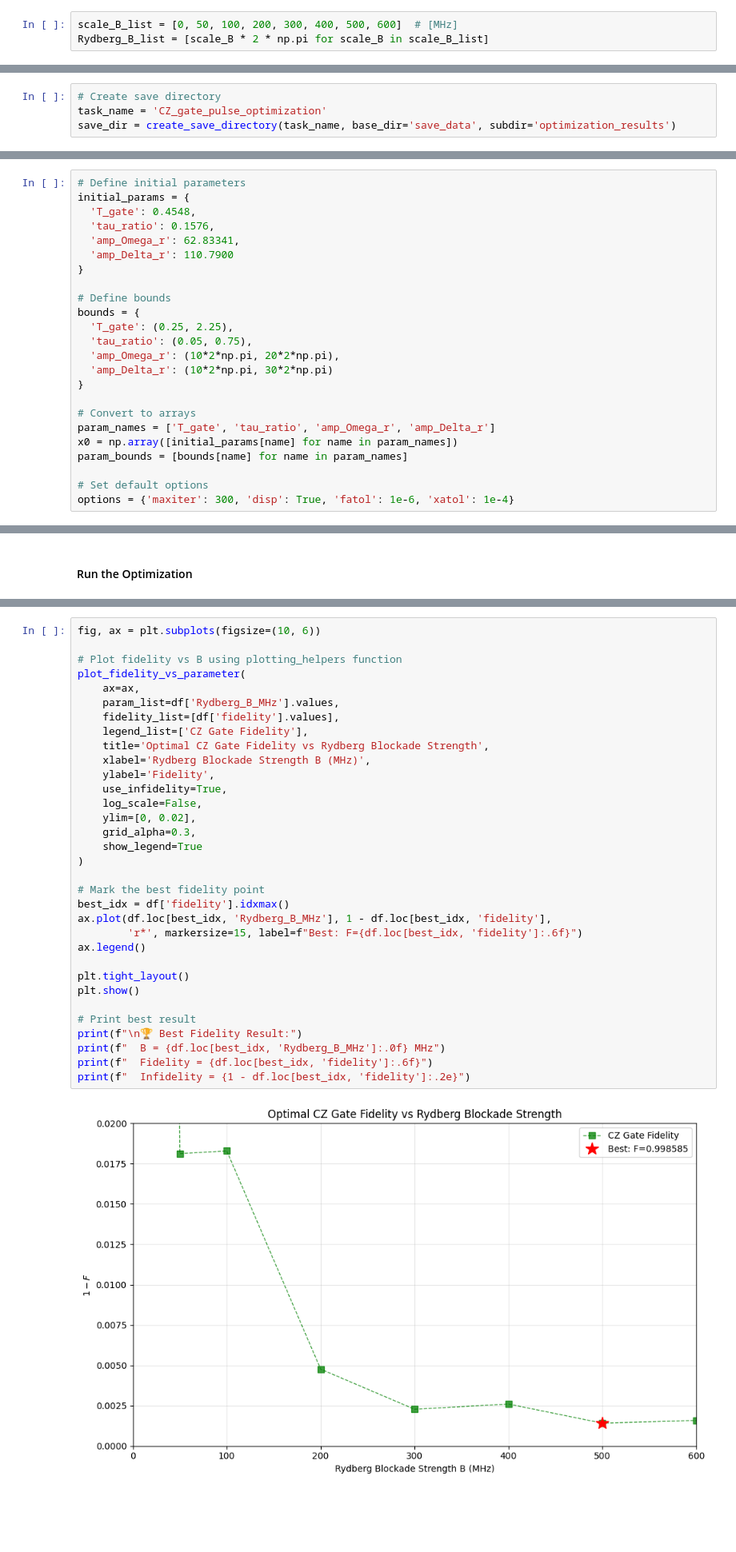
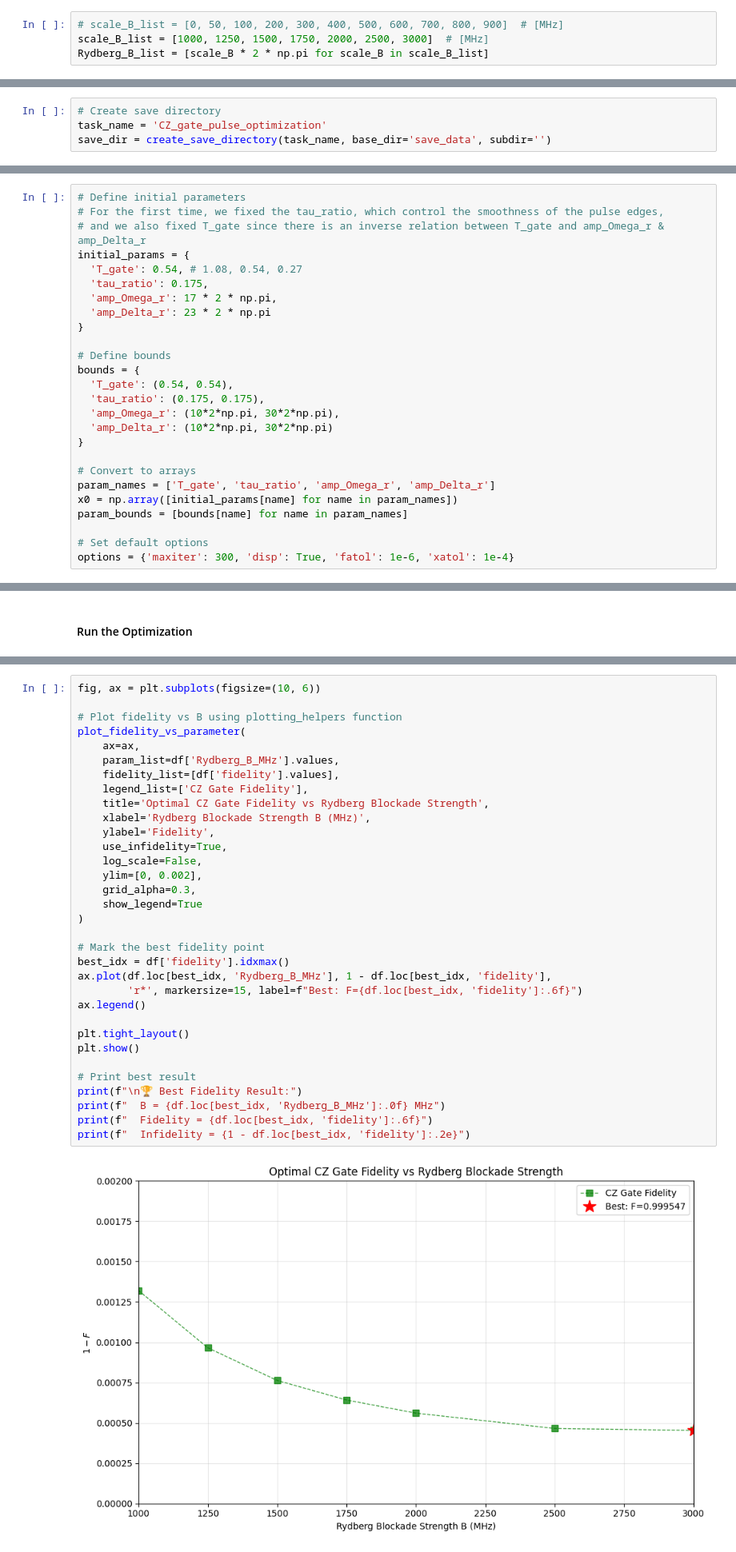
Before and after one commit to great-history/Neutral_Atom_Qubit_Simulations, a Jupyter notebook: module2_CZGATE_ARP_exercises/module2_CZ_gate_ARP_optimization.ipynb, the cells around one changed output, grey strips where cells are left out. Shown at 80% size. Drawn from its saved outputs; the diff is of its cells as text; blank space fills up the shorter version.

```diff
--- a/module2_CZGATE_ARP_exercises/module2_CZ_gate_ARP_optimization.ipynb
+++ b/module2_CZGATE_ARP_exercises/module2_CZ_gate_ARP_optimization.ipynb
@@ -21,10 +53,11 @@ from scipy.optimize import minimize
 # %%
-scale_B_list = [0, 50, 100, 200, 300, 400, 500, 600]  # [MHz]
+# scale_B_list = [0, 50, 100, 200, 300, 400, 500, 600, 700, 800, 900]  # [MHz]
+scale_B_list = [1000, 1250, 1500, 1750, 2000, 2500, 3000]  # [MHz]
 Rydberg_B_list = [scale_B * 2 * np.pi for scale_B in scale_B_list]
 # %% [markdown]
 #### Create a new directory
 # %%
 # Create save directory
 task_name = 'CZ_gate_pulse_optimization'
-save_dir = create_save_directory(task_name, base_dir='save_data', subdir='optimization_results')
+save_dir = create_save_directory(task_name, base_dir='save_data', subdir='')
 # %% [output]
@@ -33,18 +66,20 @@ save_dir = create_save_directory(task_name, base_dir='save_data', subdir='optimi
 #### Preparation
 # %%
 # Define initial parameters
+# For the first time, we fixed the tau_ratio, which control the smoothness of the pulse edges,
+# and we also fixed T_gate since there is an inverse relation between T_gate and amp_Omega_r & amp_Delta_r
 initial_params = {
-  'T_gate': 0.4548,
-  'tau_ratio': 0.1576,
-  'amp_Omega_r': 62.83341,
-  'amp_Delta_r': 110.7900
+  'T_gate': 0.54, # 1.08, 0.54, 0.27
+  'tau_ratio': 0.175,
+  'amp_Omega_r': 17 * 2 * np.pi,
+  'amp_Delta_r': 23 * 2 * np.pi
 }
 
 # Define bounds
 bounds = {
-  'T_gate': (0.25, 2.25),
-  'tau_ratio': (0.05, 0.75),
-  'amp_Omega_r': (10*2*np.pi, 20*2*np.pi),
+  'T_gate': (0.54, 0.54),
+  'tau_ratio': (0.175, 0.175),
+  'amp_Omega_r': (10*2*np.pi, 30*2*np.pi),
   'amp_Delta_r': (10*2*np.pi, 30*2*np.pi)
 }
 
@@ -193,33 +238,33 @@ fig, ax = plt.subplots(figsize=(10, 6))
 # Plot fidelity vs B using plotting_helpers function
 plot_fidelity_vs_parameter(
     ax=ax,
     param_list=df['Rydberg_B_MHz'].values,
     fidelity_list=[df['fidelity'].values],
     legend_list=['CZ Gate Fidelity'],
     title='Optimal CZ Gate Fidelity vs Rydberg Blockade Strength',
     xlabel='Rydberg Blockade Strength B (MHz)',
     ylabel='Fidelity',
     use_infidelity=True,
     log_scale=False,
-    ylim=[0, 0.02],
+    ylim=[0, 0.002],
     grid_alpha=0.3,
     show_legend=True
 )
 
 # Mark the best fidelity point
 best_idx = df['fidelity'].idxmax()
 ax.plot(df.loc[best_idx, 'Rydberg_B_MHz'], 1 - df.loc[best_idx, 'fidelity'],
         'r*', markersize=15, label=f"Best: F={df.loc[best_idx, 'fidelity']:.6f}")
 ax.legend()
 
 plt.tight_layout()
 plt.show()
 
 # Print best result
 print(f"\n🏆 Best Fidelity Result:")
 print(f"  B = {df.loc[best_idx, 'Rydberg_B_MHz']:.0f} MHz")
 print(f"  Fidelity = {df.loc[best_idx, 'fidelity']:.6f}")
 print(f"  Infidelity = {1 - df.loc[best_idx, 'fidelity']:.2e}")
 # %% [output]
-[figure, old version]
+[figure, new version]
 🏆 Best Fidelity Result:
```
Also changed, not shown: parts of 17 cells of this notebook, 7 other files.
